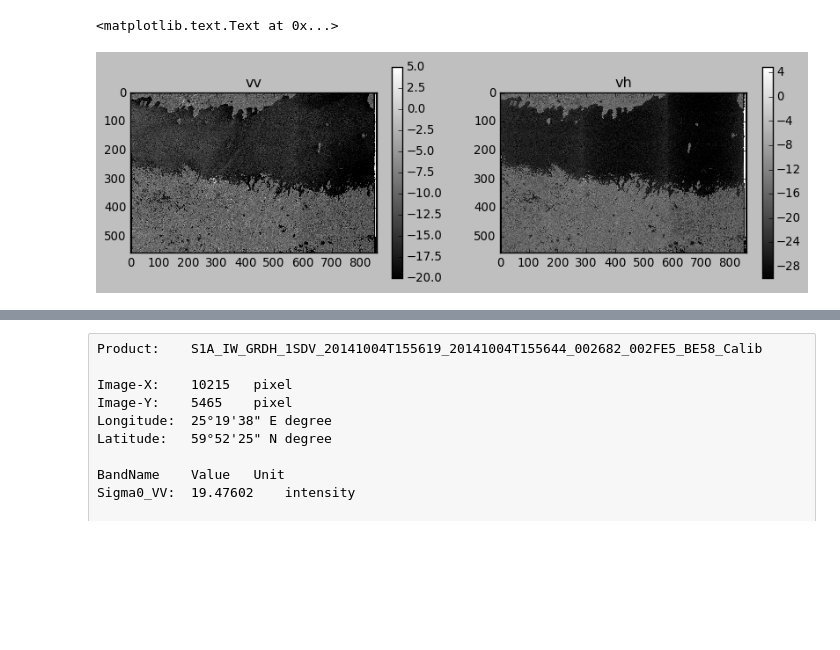
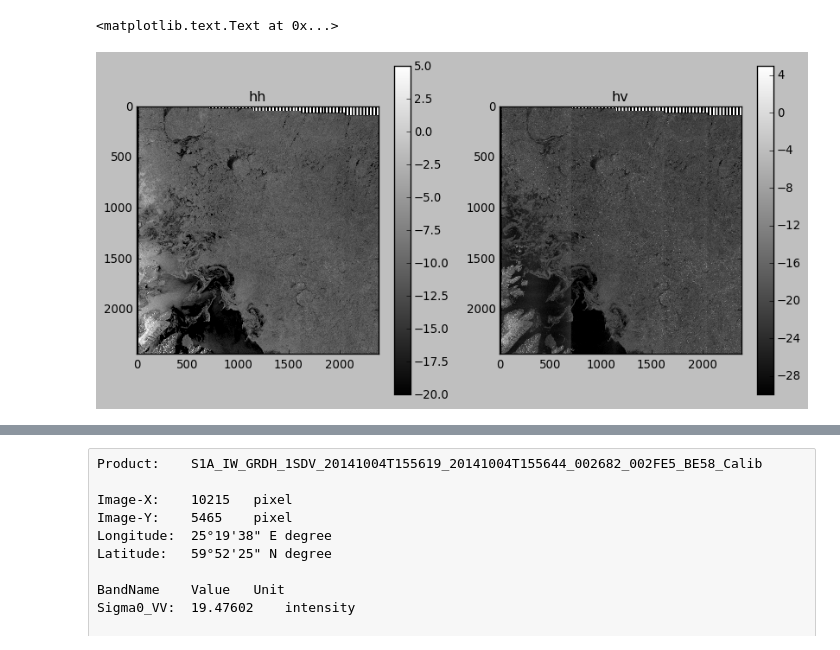
Before and after one commit to magican/PySOL, a Jupyter notebook: notebooks/Sentinel-1/0.0.0.Sentinel-1_sar_test.ipynb, the cells around one changed output, grey strips where cells are left out. Saved outputs shown, nothing was run; the diff lists cells and outputs as text; code cells hidden in the pictures; blank space fills up the shorter version.

```diff
--- a/notebooks/Sentinel-1/0.0.0.Sentinel-1_sar_test.ipynb
+++ b/notebooks/Sentinel-1/0.0.0.Sentinel-1_sar_test.ipynb
@@ -240,7 +240,7 @@ def read_clbrtn_luts(fn, fileLocation, polarization):
     # calibration = open(inpath + fileLocation['calibrations1aiwgrd' + polarization], "r") # Open a file in read-only mode
     # calibration = calibration.read() # read the file object
 
-    calibration = zf.read(fn[:-4] + '.SAFE' + fileLocation['calibrations1aiwgrd' + polarization][1:])
+    calibration = zf.read(fn[:-4] + '.SAFE' + fileLocation['calibration' + fn.lower().replace("_","")[0:8] + polarization][1:])
     calibration = xmltodict.parse(calibration) # Parse the read document string
 
     calibrationVectorList = calibration['calibration']['calibrationVectorList']
@@ -269,7 +269,7 @@ def read_noise_luts(fn, fileLocation, polarization):
 
     # open the fileLocation
 
-    noise = zf.read(fn[:-4] + '.SAFE' + fileLocation['noises1aiwgrd' + polarization][1:])
+    noise = zf.read(fn[:-4] + '.SAFE' + fileLocation['noise' + fn.lower().replace("_","")[0:8] + polarization][1:])
     noise = xmltodict.parse(noise) # Parse the read document string
 
     noiseVectorList = noise['noise']['noiseVectorList']
@@ -310,7 +310,13 @@ inpath = '/media/SOLabNFS2/tmp/sentinel-1/'
 # manifest = manifest.read()      # read the file object
 
 # open zip file without extraction
-fn = 'S1A_IW_GRDH_1SDV_20141004T155619_20141004T155644_002682_002FE5_BE58.zip'
+# finnGulf
+# fn = 'S1A_IW_GRDH_1SDV_20141004T155619_20141004T155644_002682_002FE5_BE58.zip'
+
+# Svalbard-Barents
+inpath = '/media/SOLabNFS2/tmp/sentinel-1/Svalbard-Barents/'
+fn = 'S1A_EW_GRDH_1SDH_20141003T071117_20141003T071221_002662_002F6B_CAFE.zip'
+
 zf = zipfile.ZipFile(inpath+fn, 'r')
 
 manifest = zf.read(fn[:-4] + '.SAFE/manifest.safe')
@@ -404,4 +492,6 @@ Processing'vh' polarization
 # %%
+scale = 7
+
 sigma0w = {}
 roughness = {}
 
@@ -409,5 +499,5 @@ for p in polarization:
     print "Filtering\'%s\' polarization" %p
 
     # filter the image
-    # sigma0w[p] = wiener(sigma0[p], mysize=(7,7), noise=None)
-    sigma0w[p] = sigma0[p]
+    sigma0w[p] = wiener(sigma0[p][::scale,::scale], mysize=(7,7), noise=None)
+#     sigma0w[p] = sigma0[p]
@@ -418,25 +618,23 @@ for p in polarization:
 # %%
-scale = 30
-
 plt.close('all')
 plt.figure(figsize=(16,16/3*double(sigma0w[polarization[0]].shape[0])/double(sigma0w[polarization[0]].shape[1])))
 plt.subplot(131)
-plt.imshow(10*log10(sigma0w[polarization[0]][::scale,::scale]), vmin=-20, vmax=5)
+plt.imshow(10*log10(sigma0w[polarization[0]]), vmin=-20, vmax=5)
 plt.gray()
 plt.colorbar()
 plt.title(polarization[0])
 plt.subplot(132)
-plt.imshow(10*log10(sigma0w[polarization[1]][::scale,::scale]), vmin=-30, vmax=5)
+plt.imshow(10*log10(sigma0w[polarization[1]]), vmin=-30, vmax=5)
 plt.gray()
 plt.colorbar()
 plt.title(polarization[1])
 # plt.subplot(133)
 # plt.imshow(roughness[polarization[0]][::scale,::scale], vmin=0, vmax=roughness[polarization[0]].mean())
 # plt.gray()
 # plt.colorbar()
 # plt.title(polarization[0])
 # %% [output]
 <matplotlib.text.Text at 0x...>
-[figure, old version]
+[figure, new version]
 # %%
 # Adding Model wind
```
Also changed, not shown: parts of 31 cells of this notebook.
